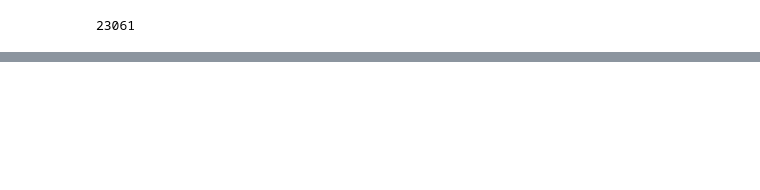
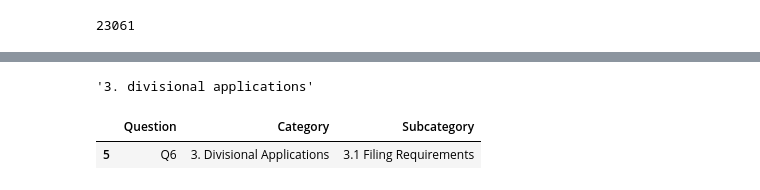
Before and after one commit to DesordreOrganise/PatentAssist, a Jupyter notebook: notebooks/extraction_questions/questions_from_docx.ipynb, the cells around one changed output, grey strips where cells are left out. Drawn from its saved outputs; the diff is of its cells as text; code cells hidden in the pictures; blank space fills up the shorter version.

```diff
--- a/notebooks/extraction_questions/questions_from_docx.ipynb
+++ b/notebooks/extraction_questions/questions_from_docx.ipynb
@@ -55,9 +55,17 @@ with pymupdf.open(path) as pdf:
     pages = pdf[0:13]
     for page in pages:
         for block in page.get_text("dict", flags=11)["blocks"]:
-            theme = {}
-            begin_sentences = 0
-            sentences = []
+            for line in block["lines"]:
+                for span in line["spans"]:
+                    print(span["text"])
+
+            print("---------- EOB -----------")
+
+    for page in pages:
+        theme = {}
+        begin_sentences = 0
+        sentences = []
+        for block in page.get_text("dict", flags=11)["blocks"]:
             for line in block["lines"]:
                 if begin_sentences == 1:
                     sentences.append(" ".join([span["text"].strip() for span in line["spans"]]))
@@ -118,0 +124,17 @@ themes
+# %%
+import pandas as pd
+import json
+with open("../../resources/questions/epo_topics_structure.json", 'r') as js:
+    themes = json.load(js)
+df = pd.DataFrame.from_dict(themes)
+theme = df.sample(1)["topic"].item().lower()
+# %%
+theme
+# %% [output]
+'3. divisional applications'
+# %%
+maps = pd.read_json("../../resources/questions/table0.json")
+maps[maps["Category"].str.lower() == theme]
+# %% [output]
+|  | Question | Category | Subcategory |
+| 5 | Q6 | 3. Divisional Applications | 3.1 Filing Requirements |
```
Also changed, not shown: parts of 3 cells of this notebook, 17 other files.
